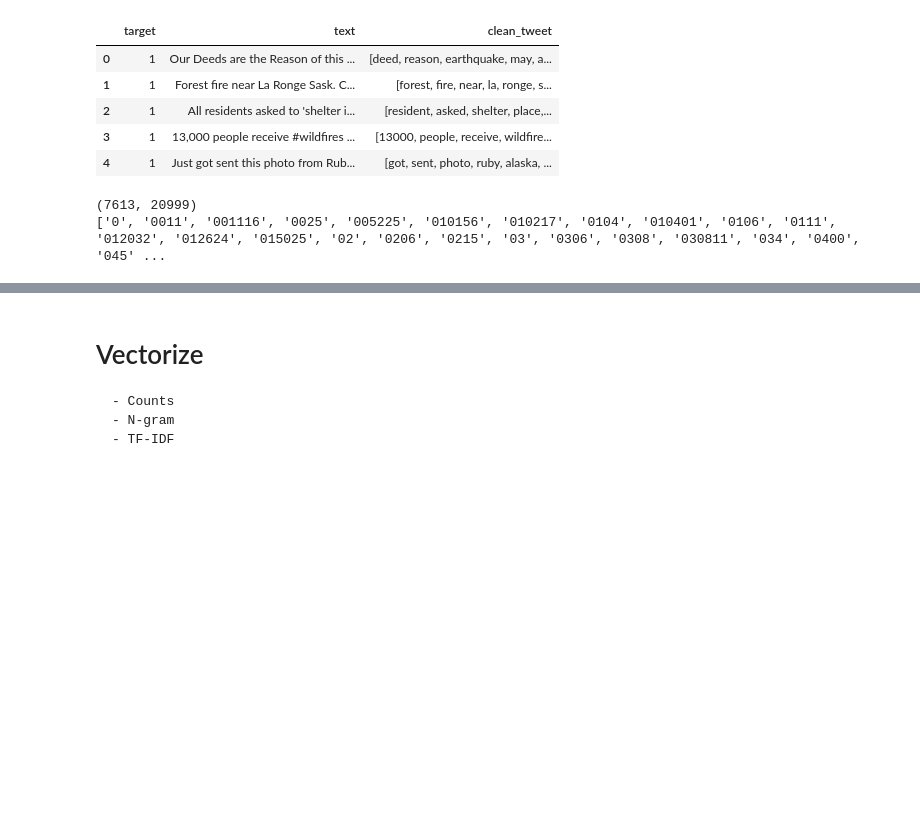
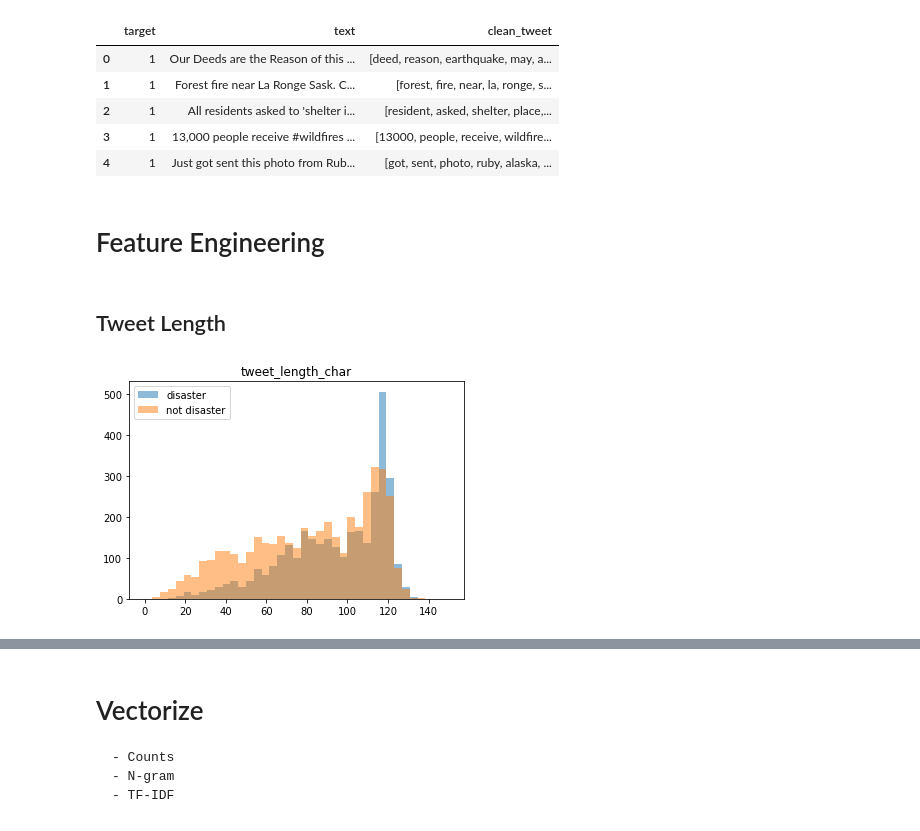
Before and after one commit to tjwhalenUVA/Disaster-Tweets, a Jupyter notebook: Classifying Disaster Tweets.ipynb, the cells around one changed output, grey strips where cells are left out. Drawn from its saved outputs; the diff is of its cells as text; code cells hidden in the pictures; blank space fills up the shorter version.

Commit message:
Added feature engineering steps

```diff
--- a/Classifying Disaster Tweets.ipynb
+++ b/Classifying Disaster Tweets.ipynb
@@ -67,13 +67,25 @@ train.head()
 | 2 | 1 | All residents asked to 'shelter i... | [resident, asked, shelter, place,... |
 | 3 | 1 | 13,000 people receive #wildfires ... | [13000, people, receive, wildfire... |
 | 4 | 1 | Just got sent this photo from Rub... | [got, sent, photo, ruby, alaska, ... |
-# %%
-from sklearn.feature_extraction.text import TfidfVectorizer
-
-tfidf_vect = TfidfVectorizer(analyzer=clean_tweets)
-train_tfidf = tfidf_vect.fit_transform(train['text'])
-print(train_tfidf.shape)
-print(tfidf_vect.get_feature_names())
-# %% [output]
-(7613, 20999)
-['0', '0011', '001116', '0025', '005225', '010156', '010217', '0104', '010401', '0106', '0111', '012032', '012624', '015025', '02', '0206', '0215', '03', '0306', '0308', '030811', '034', '0400', '045' ...
+# %% [markdown]
+# Feature Engineering
+# %%
+import numpy as np
+from matplotlib import pyplot
+%matplotlib inline
+
+def evaluate_feature(feature_name, bins):
+    pyplot.hist(train[train['target'] == 1][feature_name], bins, alpha=0.5, label='disaster')
+    pyplot.hist(train[train['target'] == 0][feature_name], bins, alpha=0.5, label='not disaster')
+    pyplot.legend(loc='upper left')
+    pyplot.title(feature_name)
+    pyplot.show()
+# %% [markdown]
+## Tweet Length
+# %%
+train['tweet_length_char'] = train['text'].apply(lambda x: len(x) - x.count(" "))
+
+bins = np.linspace(0,150, 40)
+evaluate_feature('tweet_length_char', bins)
+# %% [output]
+[figure, added]
```
Also changed, not shown: parts of 6 cells of this notebook.
